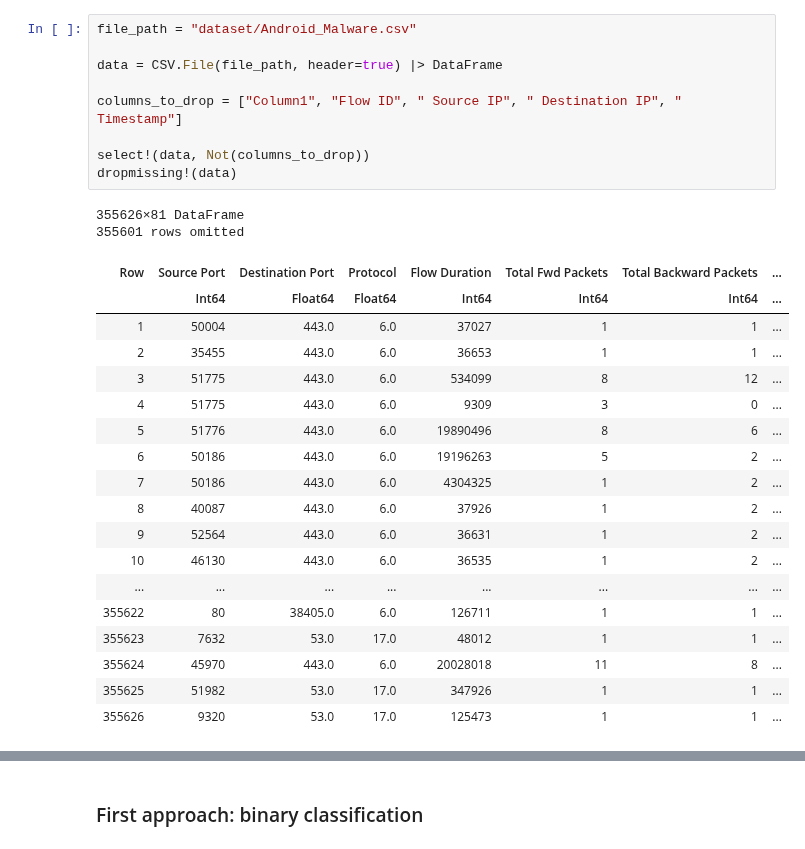
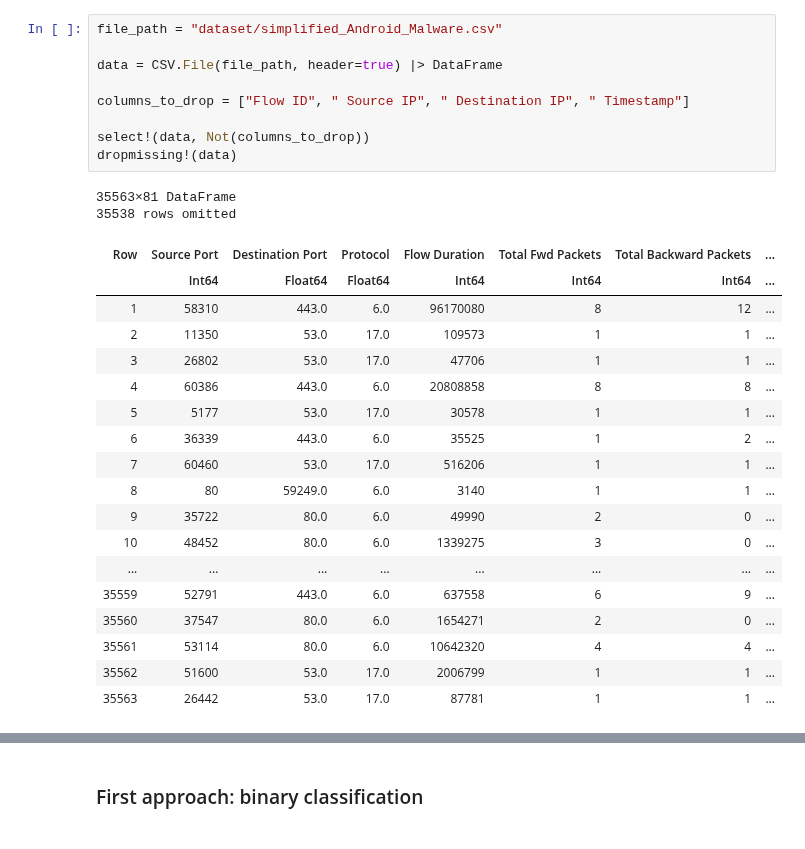
Before and after one commit to AlejandroDopico2/MIA_ML1, a Jupyter notebook: Project/Project.ipynb, the cells around one changed output, grey strips where cells are left out. Saved outputs shown, nothing was run; the diff lists cells and outputs as text.

```diff
--- a/Project/Project.ipynb
+++ b/Project/Project.ipynb
@@ -13,33 +4,33 @@ using DataFrames
 # %%
-file_path = "dataset/Android_Malware.csv"
+file_path = "dataset/simplified_Android_Malware.csv"
 
 data = CSV.File(file_path, header=true) |> DataFrame
 
-columns_to_drop = ["Column1", "Flow ID", " Source IP", " Destination IP", " Timestamp"]
+columns_to_drop = ["Flow ID", " Source IP", " Destination IP", " Timestamp"]
 
 select!(data, Not(columns_to_drop))
 dropmissing!(data)
 # %% [output]
-355626×81 DataFrame
-355601 rows omitted
+35563×81 DataFrame
+35538 rows omitted
 | Row | Source Port | Destination Port | Protocol | Flow Duration | Total Fwd Packets | Total Backward Packets | ... |
 |  | Int64 | Float64 | Float64 | Int64 | Int64 | Int64 | ... |
-| 1 | 50004 | 443.0 | 6.0 | 37027 | 1 | 1 | ... |
-| 2 | 35455 | 443.0 | 6.0 | 36653 | 1 | 1 | ... |
-| 3 | 51775 | 443.0 | 6.0 | 534099 | 8 | 12 | ... |
-| 4 | 51775 | 443.0 | 6.0 | 9309 | 3 | 0 | ... |
-| 5 | 51776 | 443.0 | 6.0 | 19890496 | 8 | 6 | ... |
-| 6 | 50186 | 443.0 | 6.0 | 19196263 | 5 | 2 | ... |
-| 7 | 50186 | 443.0 | 6.0 | 4304325 | 1 | 2 | ... |
-| 8 | 40087 | 443.0 | 6.0 | 37926 | 1 | 2 | ... |
-| 9 | 52564 | 443.0 | 6.0 | 36631 | 1 | 2 | ... |
-| 10 | 46130 | 443.0 | 6.0 | 36535 | 1 | 2 | ... |
+| 1 | 58310 | 443.0 | 6.0 | 96170080 | 8 | 12 | ... |
+| 2 | 11350 | 53.0 | 17.0 | 109573 | 1 | 1 | ... |
+| 3 | 26802 | 53.0 | 17.0 | 47706 | 1 | 1 | ... |
+| 4 | 60386 | 443.0 | 6.0 | 20808858 | 8 | 8 | ... |
+| 5 | 5177 | 53.0 | 17.0 | 30578 | 1 | 1 | ... |
+| 6 | 36339 | 443.0 | 6.0 | 35525 | 1 | 2 | ... |
+| 7 | 60460 | 53.0 | 17.0 | 516206 | 1 | 1 | ... |
+| 8 | 80 | 59249.0 | 6.0 | 3140 | 1 | 1 | ... |
+| 9 | 35722 | 80.0 | 6.0 | 49990 | 2 | 0 | ... |
+| 10 | 48452 | 80.0 | 6.0 | 1339275 | 3 | 0 | ... |
 | ... | ... | ... | ... | ... | ... | ... | ... |
-| 355622 | 80 | 38405.0 | 6.0 | 126711 | 1 | 1 | ... |
-| 355623 | 7632 | 53.0 | 17.0 | 48012 | 1 | 1 | ... |
-| 355624 | 45970 | 443.0 | 6.0 | 20028018 | 11 | 8 | ... |
-| 355625 | 51982 | 53.0 | 17.0 | 347926 | 1 | 1 | ... |
-| 355626 | 9320 | 53.0 | 17.0 | 125473 | 1 | 1 | ... |
+| 35559 | 52791 | 443.0 | 6.0 | 637558 | 6 | 9 | ... |
+| 35560 | 37547 | 80.0 | 6.0 | 1654271 | 2 | 0 | ... |
+| 35561 | 53114 | 80.0 | 6.0 | 10642320 | 4 | 4 | ... |
+| 35562 | 51600 | 53.0 | 17.0 | 2006799 | 1 | 1 | ... |
+| 35563 | 26442 | 53.0 | 17.0 | 87781 | 1 | 1 | ... |
 # %%
 #show(data, allrows=false)
 describe(data)
```
Also changed, not shown: parts of 18 cells of this notebook, 4 other files.
